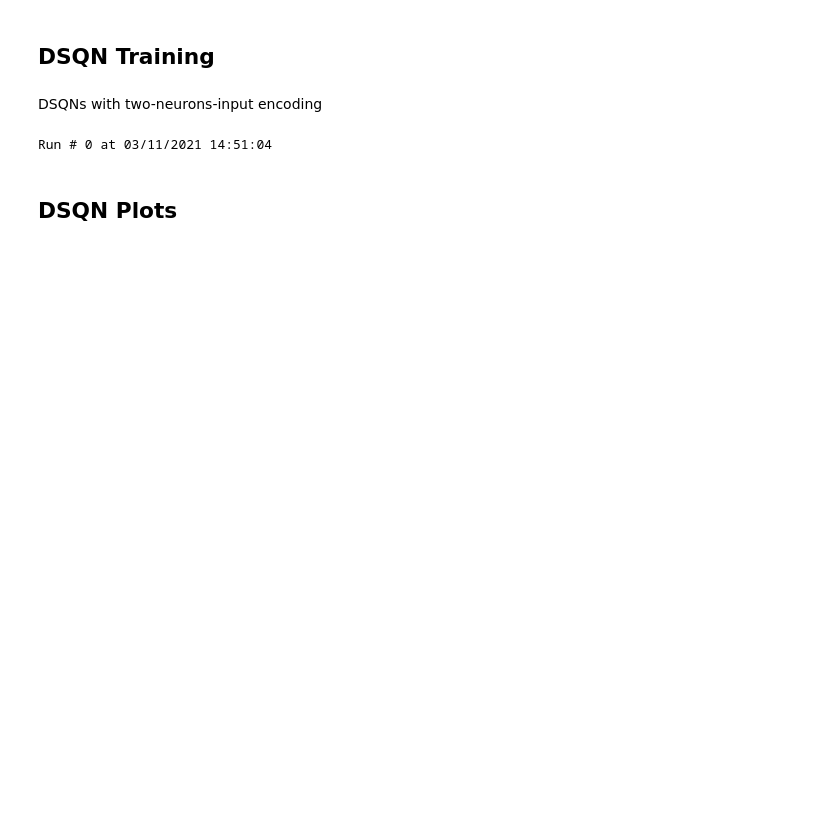
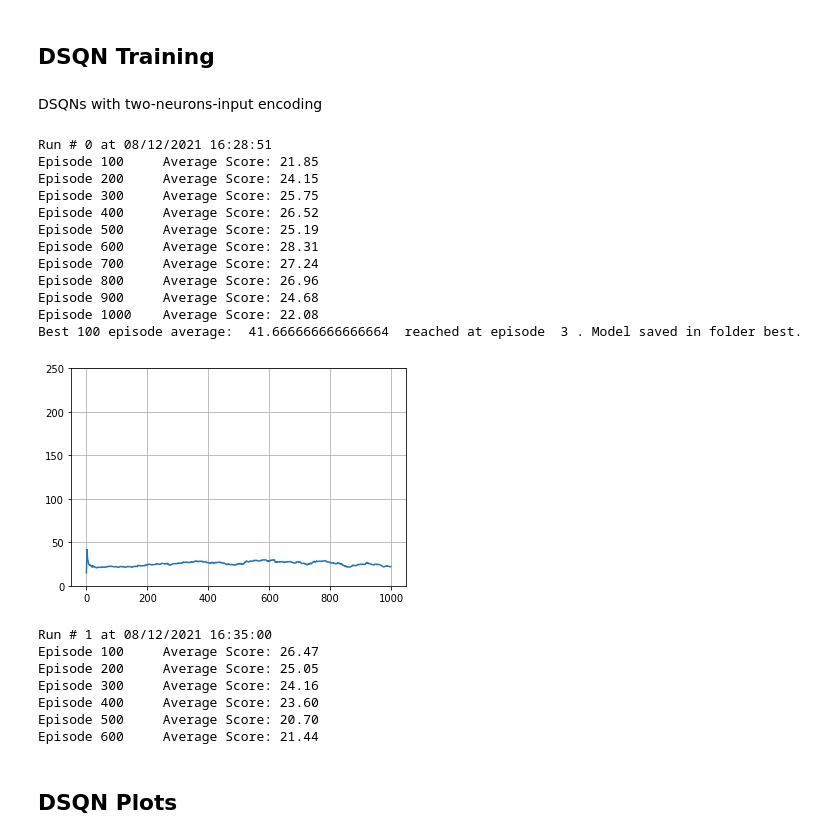
Before and after one commit to mensahd/dsqn_openaigym, a Jupyter notebook: DQN-Cartpole/training_q_learning.ipynb, the cells around one changed output. Drawn from its saved outputs; the diff is of its cells as text; code cells hidden in the pictures; blank space fills up the shorter version.

```diff
--- a/DQN-Cartpole/training_q_learning.ipynb
+++ b/DQN-Cartpole/training_q_learning.ipynb
@@ -323,38 +355,57 @@ saveHyperparameters()
 smoothed_scores_dsqn_all = []
 dsqn_completion_after = []
 simulation_time = 10
+scaler = init_scaler()
 
 for i_run in range(n_runs):
     print("Run # {}".format(i_run) + ' at '+getDateTime())
     seed = seeds[i_run]
 
     torch.manual_seed(seed)
     random.seed(seed)
 
-    policy_net = DSNN(architecture, seed, alpha, beta, batch_size, threshold, simulation_time)
-    target_net = DSNN(architecture, seed, alpha, beta, batch_size, threshold, simulation_time)
+    policy_net = DSNN(architecture, seed, alpha, beta, batch_size, threshold, simulation_time, scaler)
+    target_net = DSNN(architecture, seed, alpha, beta, batch_size, threshold, simulation_time, scaler)
     target_net.load_state_dict(policy_net.state_dict())
     optimizer = optim.Adam(policy_net.parameters(), lr=learning_rate)
 
     agent = Agent(env_name, policy_net, target_net, architecture, batch_size,
                   replay_memory_size, discount_factor, eps_start, eps_end, eps_decay,
                   update_every, target_update_frequency, optimizer, learning_rate,
                   num_episodes, max_steps, i_run, result_dir, seed, tau, SQN=True, quantization=False)
 
     smoothed_scores, scores, best_average_after = agent.train_agent()
 
-
     np.save(result_dir + '/scores_{}'.format(i_run), scores)
     np.save(result_dir + '/smoothed_scores_DSQN_{}'.format(i_run), smoothed_scores)
     plot_score(smoothed_scores,i_run)
 
     # save smoothed scores in list to plot later
     smoothed_scores_dsqn_all.append(smoothed_scores)
     dsqn_completion_after.append(best_average_after)
     print("")
 print("Finished at "+ getDateTime())
 # %% [output]
-Run # 0 at 03/11/2021 14:51:04
+Run # 0 at 08/12/2021 16:28:51
+Episode 100     Average Score: 21.85
+Episode 200     Average Score: 24.15
+Episode 300     Average Score: 25.75
+Episode 400     Average Score: 26.52
+Episode 500     Average Score: 25.19
+Episode 600     Average Score: 28.31
+Episode 700     Average Score: 27.24
+Episode 800     Average Score: 26.96
+Episode 900     Average Score: 24.68
+Episode 1000    Average Score: 22.08
+Best 100 episode average:  41.666666666666664  reached at episode  3 . Model saved in folder best.
+[figure, added]
+Run # 1 at 08/12/2021 16:35:00
+Episode 100     Average Score: 26.47
+Episode 200     Average Score: 25.05
+Episode 300     Average Score: 24.16
+Episode 400     Average Score: 23.60
+Episode 500     Average Score: 20.70
+Episode 600     Average Score: 21.44
 # %% [markdown]
 ## DSQN Plots
 # %%
```
Also changed, not shown: parts of 14 cells of this notebook, 3 other files.
